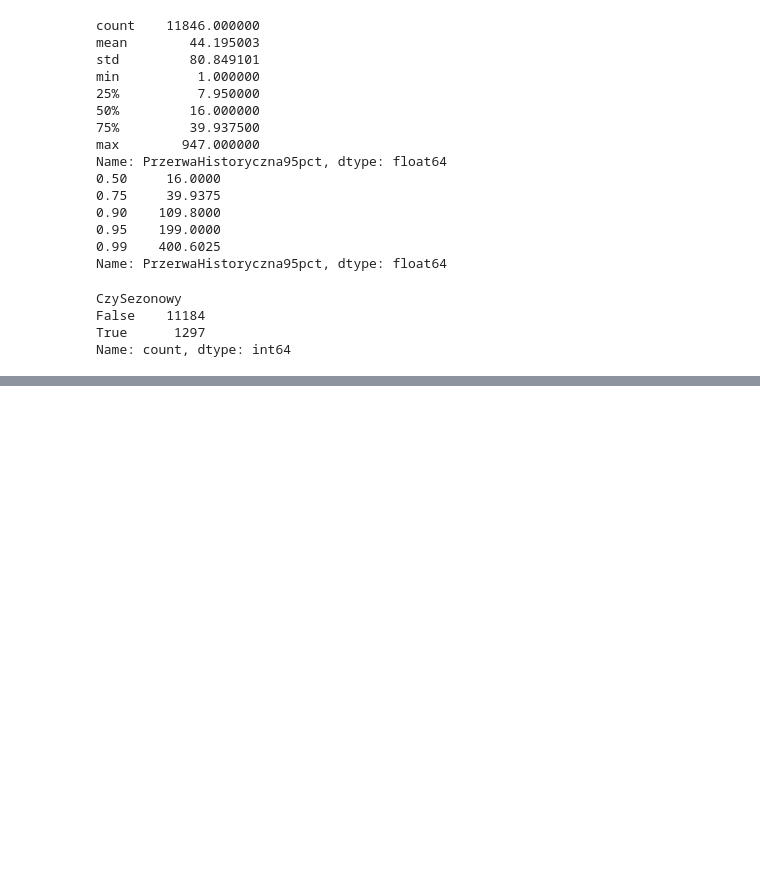
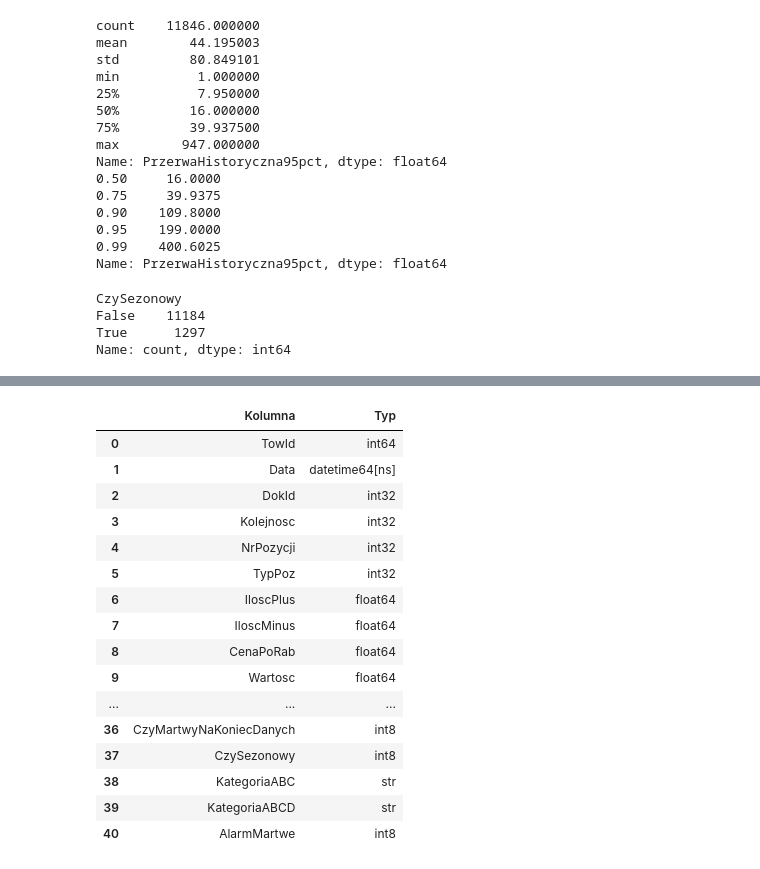
Before and after one commit to mixer123/analiza_sprzedazy, a Jupyter notebook: notebooks/etl/transform.ipynb, the cells around one changed output, grey strips where cells are left out. Saved outputs shown, nothing was run; the diff lists cells and outputs as text; code cells hidden in the pictures; blank space fills up the shorter version.

Commit message:
Aktualizacja nazw kolumn , Pareto i drobne poprawki

```diff
--- a/notebooks/etl/transform.ipynb
+++ b/notebooks/etl/transform.ipynb
@@ -339,0 +411,22 @@ Mój hash (posortowane):   fact_inka_final.parquet   9cbdef69424732f103efc377479
+# %%
+df_flagi['CzyMartwyWTymDniu']=df_flagi['CzyMartwyWTymDniu'].fillna(False).astype('int8')
+df_flagi['AlarmMartwe']=df_flagi['AlarmMartwe'].fillna(False).astype('int8')
+df_flagi.dtypes.to_frame('Typ').rename_axis('Kolumna').reset_index()
+# %% [output]
+|  | Kolumna | Typ |
+| 0 | TowId | int64 |
+| 1 | Data | datetime64[ns] |
+| 2 | DokId | int32 |
+| 3 | Kolejnosc | int32 |
+| 4 | NrPozycji | int32 |
+| 5 | TypPoz | int32 |
+| 6 | IloscPlus | float64 |
+| 7 | IloscMinus | float64 |
+| 8 | CenaPoRab | float64 |
+| 9 | Wartosc | float64 |
+| ... | ... | ... |
+| 36 | CzyMartwyNaKoniecDanych | int8 |
+| 37 | CzySezonowy | int8 |
+| 38 | KategoriaABC | str |
+| 39 | KategoriaABCD | str |
+| 40 | AlarmMartwe | int8 |
```
Also changed, not shown: parts of 9 cells of this notebook, 2 other files.
